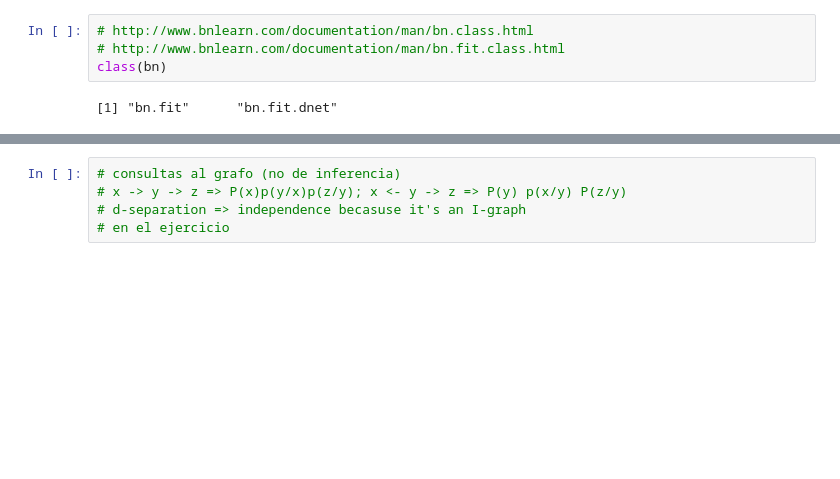
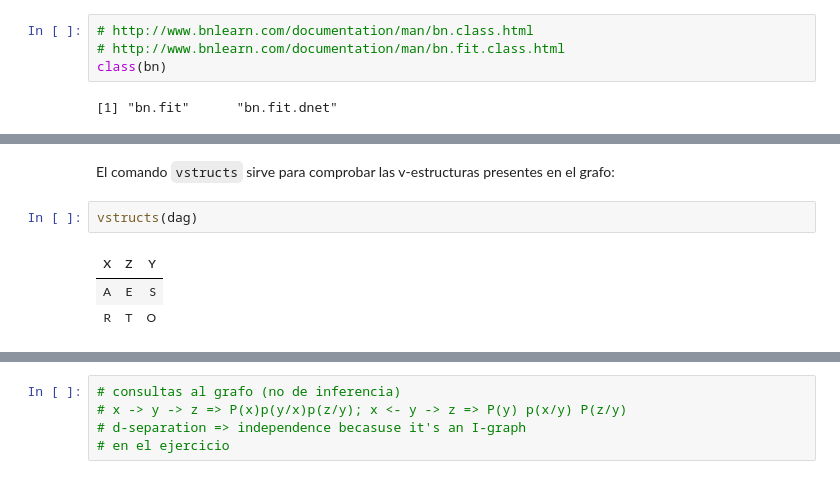
Before and after one commit to yerartdev/m1970-machine-learning-ii, a Jupyter notebook: lab/bn/L01_intro_bnlearn.ipynb, the cells around one changed output, grey strips where cells are left out. Drawn from its saved outputs; the diff is of its cells as text; blank space fills up the shorter version.

```diff
--- a/lab/bn/L01_intro_bnlearn.ipynb
+++ b/lab/bn/L01_intro_bnlearn.ipynb
@@ -604,0 +671,8 @@ class(bn)
+# %% [markdown]
+El comando `vstructs` sirve para comprobar las v-estructuras presentes en el grafo:
+# %%
+vstructs(dag)
+# %% [output]
+| X | Z | Y |
+| A | E | S |
+| R | T | O |
```
Also changed, not shown: parts of 86 cells of this notebook, 5 other files.
